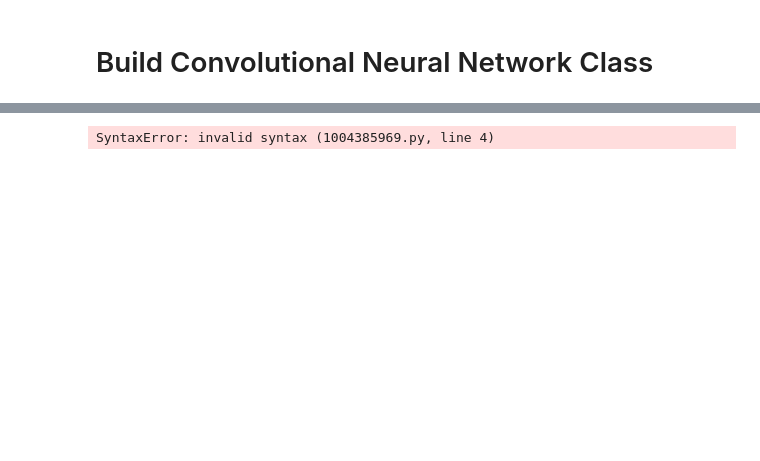
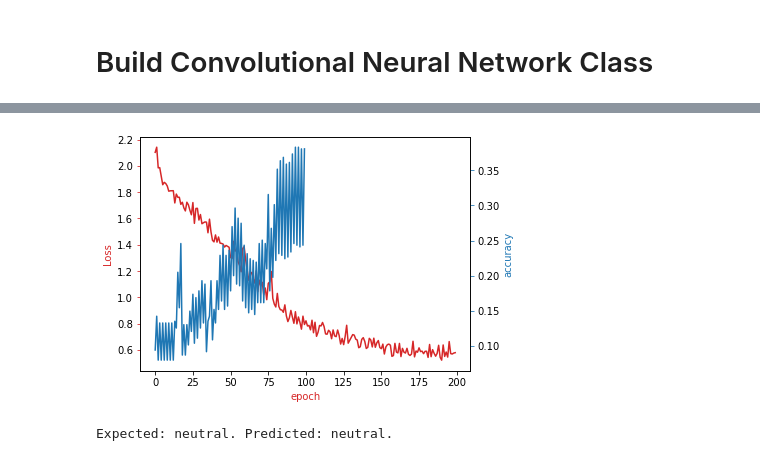
Before and after one commit to Jyve00/Emotion_Speech_Detection, a Jupyter notebook: notebooks/torch_models.ipynb, the cells around one changed output, grey strips where cells are left out. Drawn from its saved outputs; the diff is of its cells as text; code cells hidden in the pictures; blank space fills up the shorter version.

Commit message:
baseline model done

```diff
--- a/notebooks/torch_models.ipynb
+++ b/notebooks/torch_models.ipynb
@@ -368,0 +534,14 @@ labels
+# %%
+log_interval = 20
+n_epoch = 50
+
+pbar_update = 1 / (len(train_loader) + len(test_loader))
+losses = []
+
+# The transform needs to live on the same device as the model and the data.
+transform = transform.to(device)
+with tqdm(total=n_epoch) as pbar:
+    for epoch in range(1, n_epoch + 1):
+        train(model, epoch, log_interval)
+        test(model, epoch)
+        scheduler.step()
@@ -369,9 +562,46 @@ labels
+# %%
+# Plot the loss and accuracy
+
+fig, ax1 = plt.subplots()
+color = 'tab:red'
+ax1.plot(losses, color=color)
+ax1.set_xlabel('epoch', color=color)
+ax1.set_ylabel('Loss', color=color)
+ax1.tick_params(axis='y', color=color)
+
+ax2 = ax1.twinx()
+color = 'tab:blue'
+ax2.set_ylabel('accuracy', color=color)
+ax2.set_xlabel('epoch', color=color)
+ax2.plot( accuracy_list, color=color)
+ax2.tick_params(axis='y', color=color)
+fig.tight_layout()
+# %% [output]
+[figure, added]
+# %%
+def predict(tensor):
+    # Use the model to predict the label of the waveform
+    tensor = tensor.to(device)
+    tensor = transform(tensor)
+    tensor = model(tensor.unsqueeze(0))
+    tensor = get_likely_index(tensor)
+    tensor = index_to_label(tensor.squeeze())
+    return tensor
+
+
+waveform, label = train_data[-1]
+#ipd.Audio(waveform.numpy(), rate=sample_rate)
+
+print(f"Expected: {label}. Predicted: {predict(waveform)}.")
+# %% [output]
+Expected: neutral. Predicted: neutral.
 # %%
 class CNN(nn.Module):
 
     # Constructor
     def __init__(self, out_1=16, out_2=32):
         super(CNN, self).__init__()
-        self.cnn1 =
+        self.cnn1 = nn.Conv1d(in_channels, out_channels=out_1, kernal_size=3, stride=1, padding=2)
+        self.maxpool1 = nn.MaxPool1d(kernel_size=2)
+
+        self.cnn2 = Conv1d(in_channels=out_1, out_channels=out_2, kernal_size=5, stride=1, padding=2)
-# %% [output]
-SyntaxError: invalid syntax (1004385969.py, line 4)
```
Also changed, not shown: parts of 27 cells of this notebook.
